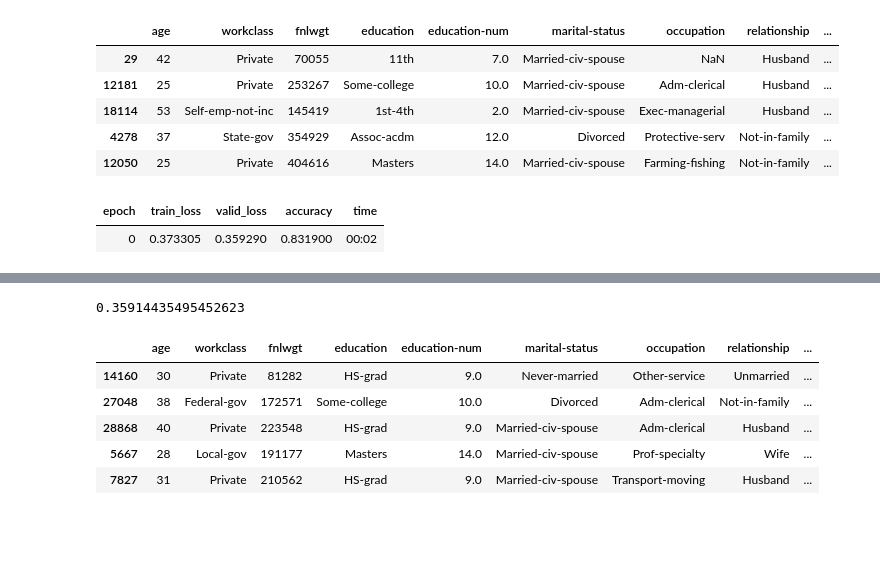
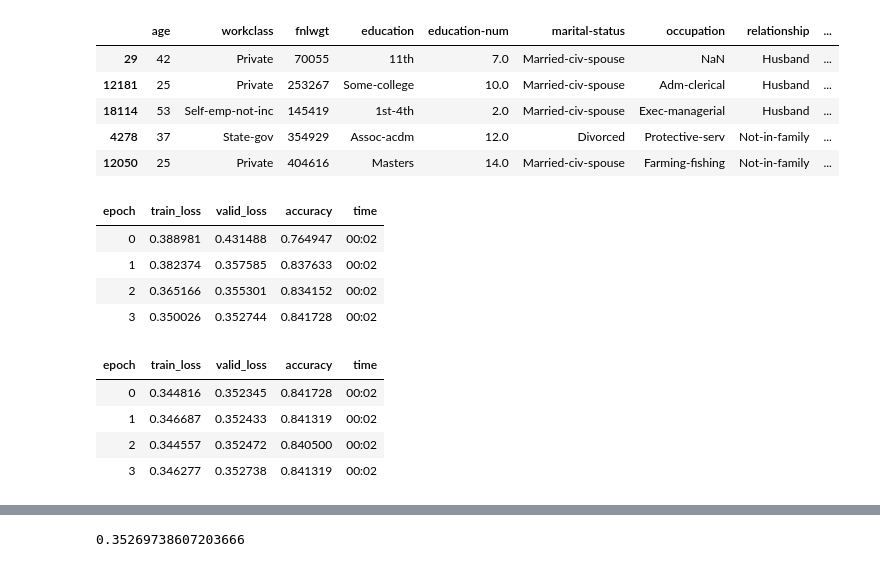
Before and after one commit to noallynoclan/we_go_places, a Jupyter notebook: playground/fastai/fastai_tutorial_1.ipynb, the cells around one changed output, grey strips where cells are left out. Drawn from its saved outputs; the diff is of its cells as text; code cells hidden in the pictures; blank space fills up the shorter version.

```diff
--- a/playground/fastai/fastai_tutorial_1.ipynb
+++ b/playground/fastai/fastai_tutorial_1.ipynb
@@ -6,6 +12,10 @@ path = untar_data(URLs.ADULT_SAMPLE)
 print(path)
 df = pd.read_csv(path/'adult.csv')
 df['y'] = (df['salary'] == '>=50k').astype(int)
+cat_names = ['workclass', 'education', 'marital-status', 'occupation', 'relationship', 'race']
+cont_names = ['age', 'fnlwgt', 'education-num']
+target = 'y'
+
 df_train, df_test = train_test_split(df.copy(), random_state=42)
 print(len(df_train), len(df_test))
 df_train.head()
@@ -19,30 +29,32 @@ df_train.head()
 | 4278 | 37 | State-gov | 354929 | Assoc-acdm | 12.0 | Divorced | Protective-serv | Not-in-family | ... |
 | 12050 | 25 | Private | 404616 | Masters | 14.0 | Married-civ-spouse | Farming-fishing | Not-in-family | ... |
 # %%
-cat_names = ['workclass', 'education', 'marital-status', 'occupation', 'relationship', 'race']
-cont_names = ['age', 'fnlwgt', 'education-num']
 procs = [FillMissing, Categorify, Normalize]
 test = TabularList.from_df(df_test, path=path, cat_names=cat_names, cont_names=cont_names)
 data = (TabularList.from_df(df_train, path=path, cat_names=cat_names, cont_names=cont_names, procs=procs)
         .split_by_rand_pct(0.2)
-        .label_from_df(cols='y')
+        .label_from_df(cols=target)
         .add_test(test)
         .databunch())
 learn = tabular_learner(data, layers=[200,100], metrics=accuracy)
-learn.fit(1, 1e-2)
-
+# display(learn.summary)
+learn.fit_one_cycle(4, 1e-1)
+learn.fit_one_cycle(4, 1e-3)
+# learn.lr_find()
+# learn.recorder.plot()
 y_pred, _ = learn.get_preds(DatasetType.Test)
 df_test['fa_pred'] = y_pred[:, 1]
 print(log_loss(df_test['y'], df_test['fa_pred']))
-df_test.head()
 # %% [output]
 | epoch | train_loss | valid_loss | accuracy | time |
-| 0 | 0.373305 | 0.359290 | 0.831900 | 00:02 |
+| 0 | 0.388981 | 0.431488 | 0.764947 | 00:02 |
+| 1 | 0.382374 | 0.357585 | 0.837633 | 00:02 |
+| 2 | 0.365166 | 0.355301 | 0.834152 | 00:02 |
+| 3 | 0.350026 | 0.352744 | 0.841728 | 00:02 |
+| epoch | train_loss | valid_loss | accuracy | time |
+| 0 | 0.344816 | 0.352345 | 0.841728 | 00:02 |
+| 1 | 0.346687 | 0.352433 | 0.841319 | 00:02 |
+| 2 | 0.344557 | 0.352472 | 0.840500 | 00:02 |
+| 3 | 0.346277 | 0.352738 | 0.841319 | 00:02 |
 [interactive output not drawn]
-0.35914435495452623
+0.35269738607203666
-|  | age | workclass | fnlwgt | education | education-num | marital-status | occupation | relationship | ... |
-| 14160 | 30 | Private | 81282 | HS-grad | 9.0 | Never-married | Other-service | Unmarried | ... |
-| 27048 | 38 | Federal-gov | 172571 | Some-college | 10.0 | Divorced | Adm-clerical | Not-in-family | ... |
-| 28868 | 40 | Private | 223548 | HS-grad | 9.0 | Married-civ-spouse | Adm-clerical | Husband | ... |
-| 5667 | 28 | Local-gov | 191177 | Masters | 14.0 | Married-civ-spouse | Prof-specialty | Wife | ... |
-| 7827 | 31 | Private | 210562 | HS-grad | 9.0 | Married-civ-spouse | Transport-moving | Husband | ... |
```
Also changed, not shown: parts of 7 cells of this notebook.
